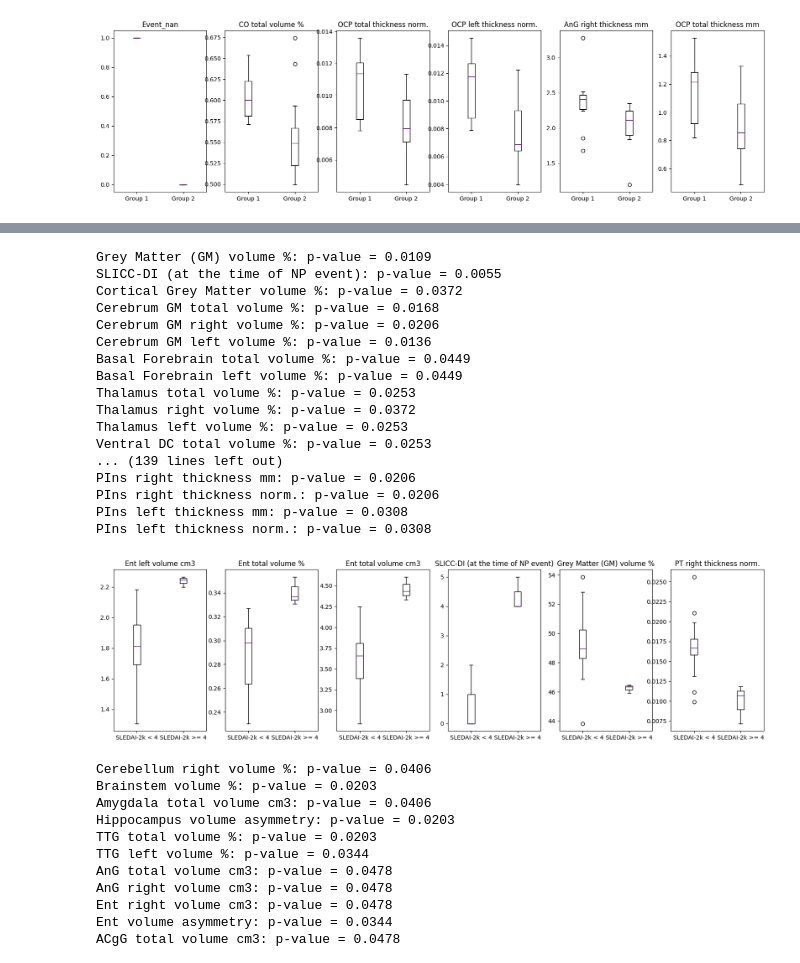
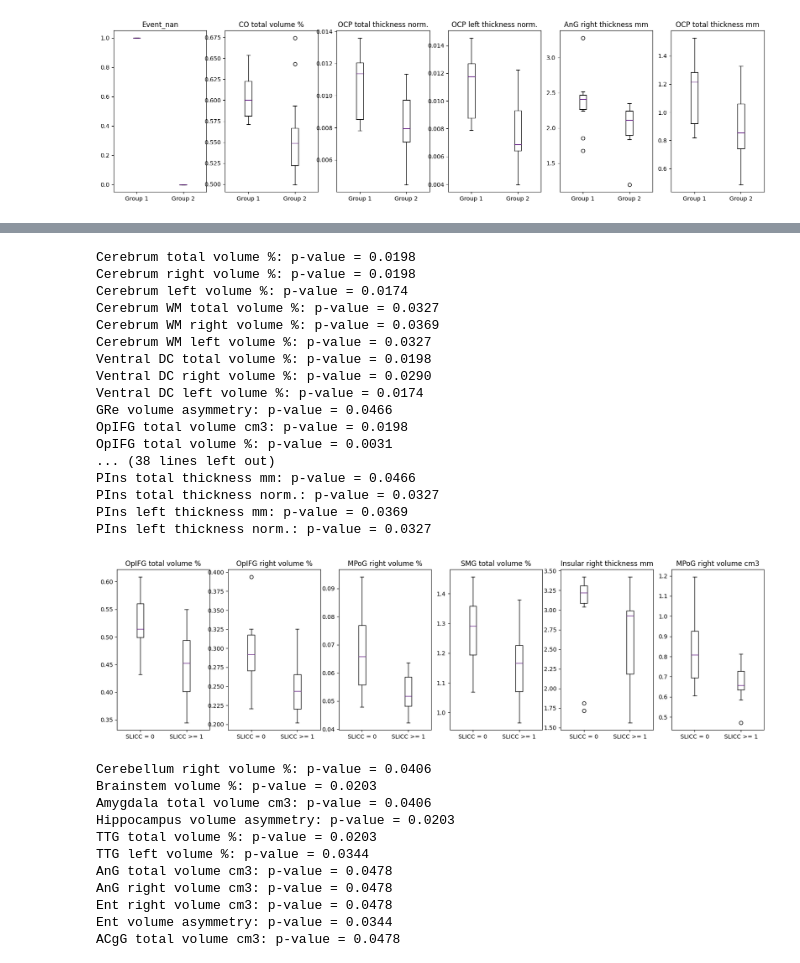
Before and after one commit to Sebarz98/Neuro_Lupus, a Jupyter notebook: code/Stats.ipynb, the cells around one changed output, grey strips where cells are left out. Cells and saved outputs as stored; diff of their text form; code cells hidden in the pictures.

```diff
--- a/code/Stats.ipynb
+++ b/code/Stats.ipynb
@@ -247,0 +303,21 @@ plt.show()
+# %%
+# Computes feature correlation
+df_corr = df.corr(method="spearman")
+
+# Select the row of the correlation matrix corresponding to 'result'
+pearson_corr = df_corr.loc['C3 (mgdl)',"SNR":"PO thickness asymmetry"]
+
+# Sort the correlations in descending order
+pearson_corr = pearson_corr.sort_values()
+
+# Select the top 10 correlated variables
+top_10_corr = pearson_corr.iloc[1:11]
+
+# Plot the top 10 correlations using a barplot
+sns.set_style("whitegrid")
+plt.figure(figsize=(30,5))
+ax = sns.barplot(x=top_10_corr.index, y=top_10_corr.values)
+plt.title('Top 10 MRI variables correlated with C3')
+plt.xlabel('MRI & Clinical variables')
+plt.ylabel('Spearman correlation coefficient')
+plt.show()
@@ -456,56 +606,56 @@ slicc_col = 'SLICC-DI (at the time of NP event)'
 sledai_col = 'SLEDAI-2k (at the time of NP event)'
 brain_region_cols = list(df.columns[44:937])  # Convert to list
 
-# Assign groups based on SLEDAI-2k score
-group1 = df[df[slicc_col] < 4]
-group2 = df[df[slicc_col] >= 4]
+# Assign groups based on SLICC score
+group1 = df[df[slicc_col] < 1]
+group2 = df[df[slicc_col] >= 1]
 
 # Perform the Wilcoxon rank-sum test for all continuous variables among groups
 significant_vars = []
 p_values = []
 
 # Fixed the loop condition and added brain region cols
-for col in neuro_scores_cols + [prednisone_col] + antibodies_cols + risk_factors_cols + [slicc_col] + brain_region_cols:
+for col in neuro_scores_cols + [prednisone_col] + antibodies_cols + risk_factors_cols + [sledai_col] + brain_region_cols:
     pval = ranksums(group1[col], group2[col])[1]
     if pval < 0.05:
         significant_vars.append(col)
         p_values.append(pval)
         print(f"{col}: p-value = {pval:.4f}")
 
 # Sort the significant variables by p-value
 sorted_vars = [x for _, x in sorted(zip(p_values, significant_vars))]
 
 # Plot the five most significant variables
 fig, axs = plt.subplots(1, 6, figsize=(20, 5))
 for i in range(6):
     col = sorted_vars[i]
     axs[i].boxplot([group1[col], group2[col]])
-    axs[i].set_xticklabels(['SLEDAI-2k < 4', 'SLEDAI-2k >= 4'])
+    axs[i].set_xticklabels(['SLICC = 0', 'SLICC >= 1'])
     axs[i].set_title(col)
 
 # Save the figure to the results folder as a PNG file
 plt.savefig(f'/Users/Sebastiano/SLE/results/Wilcoxon.png', dpi=300, bbox_inches='tight')
 plt.show()
 plt.close(fig)
 # %% [output]
-Grey Matter (GM) volume %: p-value = 0.0109
-SLICC-DI (at the time of NP event): p-value = 0.0055
-Cortical Grey Matter volume %: p-value = 0.0372
-Cerebrum GM total volume %: p-value = 0.0168
-Cerebrum GM right volume %: p-value = 0.0206
-Cerebrum GM left volume %: p-value = 0.0136
-Basal Forebrain total volume %: p-value = 0.0449
-Basal Forebrain left volume %: p-value = 0.0449
-Thalamus total volume %: p-value = 0.0253
-Thalamus right volume %: p-value = 0.0372
-Thalamus left volume %: p-value = 0.0253
-Ventral DC total volume %: p-value = 0.0253
-... (139 lines left out)
-PIns right thickness mm: p-value = 0.0206
-PIns right thickness norm.: p-value = 0.0206
-PIns left thickness mm: p-value = 0.0308
-PIns left thickness norm.: p-value = 0.0308
+Cerebrum total volume %: p-value = 0.0198
+Cerebrum right volume %: p-value = 0.0198
+Cerebrum left volume %: p-value = 0.0174
+Cerebrum WM total volume %: p-value = 0.0327
+Cerebrum WM right volume %: p-value = 0.0369
+Cerebrum WM left volume %: p-value = 0.0327
+Ventral DC total volume %: p-value = 0.0198
+Ventral DC right volume %: p-value = 0.0290
+Ventral DC left volume %: p-value = 0.0174
+GRe volume asymmetry: p-value = 0.0466
+OpIFG total volume cm3: p-value = 0.0198
+OpIFG total volume %: p-value = 0.0031
+... (38 lines left out)
+PIns total thickness mm: p-value = 0.0466
+PIns total thickness norm.: p-value = 0.0327
+PIns left thickness mm: p-value = 0.0369
+PIns left thickness norm.: p-value = 0.0327
-[figure, old version]
+[figure, new version]
 # %%
 import matplotlib.pyplot as plt
 from scipy.stats import ranksums
```
Also changed, not shown: parts of 8 cells of this notebook, 2 other files.
